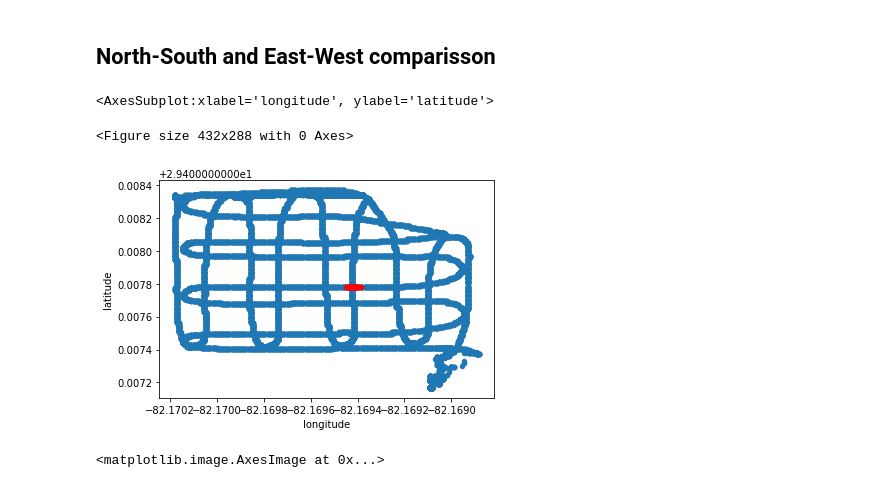
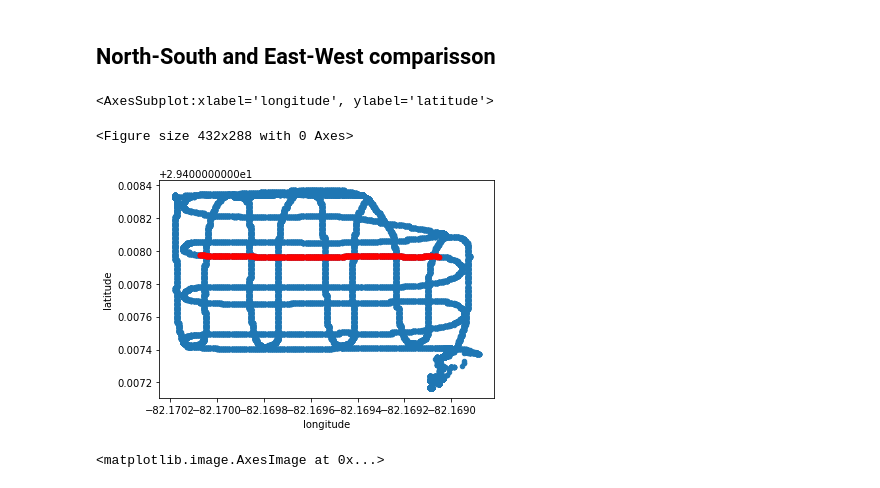
Before and after one commit to andrespulido8/sonar_sparse_point_cloud, a Jupyter notebook: read_echogram.ipynb, the cells around one changed output. Cells and saved outputs as stored; diff of their text form; code cells hidden in the pictures.

```diff
--- a/read_echogram.ipynb
+++ b/read_echogram.ipynb
@@ -192,14 +192,19 @@ plt.imshow(downscan.echo[:,9600:10800], cmap='hot')
 # %% [markdown]
 ## North-South and East-West comparisson
 # %%
-ea_we = range(17900,17950)
+ea_we = range(1780,17350)
+
+
+# ealine1 = range(14300,14750)
+# ealine2 = range(15450,16200)
+# ealine3 = range(16480,17350)
 fig = plt.figure()
 ax2 = df2.plot.scatter(x="longitude", y="latitude")
 df2.loc[ea_we,:].plot.scatter(x="longitude", y="latitude", c='red', ax=ax2)
 # %% [output]
 <AxesSubplot:xlabel='longitude', ylabel='latitude'>
 <Figure size 432x288 with 0 Axes>
-[figure, old version]
+[figure, new version]
 # %%
 plt.imshow(echogram6mph.echo[:,ea_we], cmap='hot')
 # %% [output]
```
Also changed, not shown: parts of 8 cells of this notebook.
